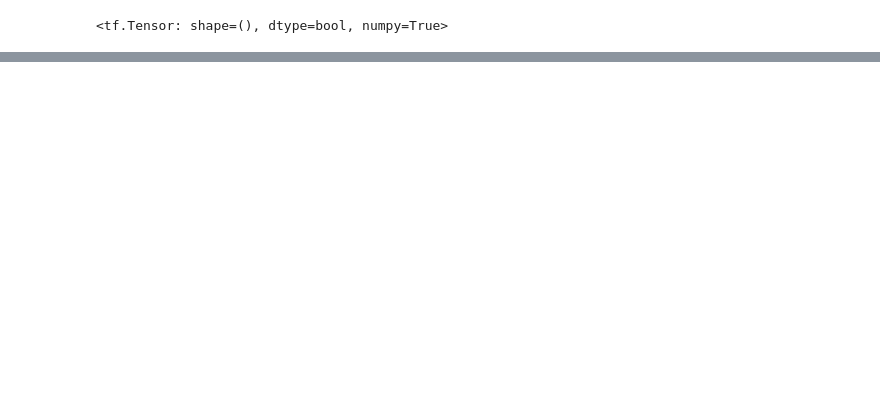
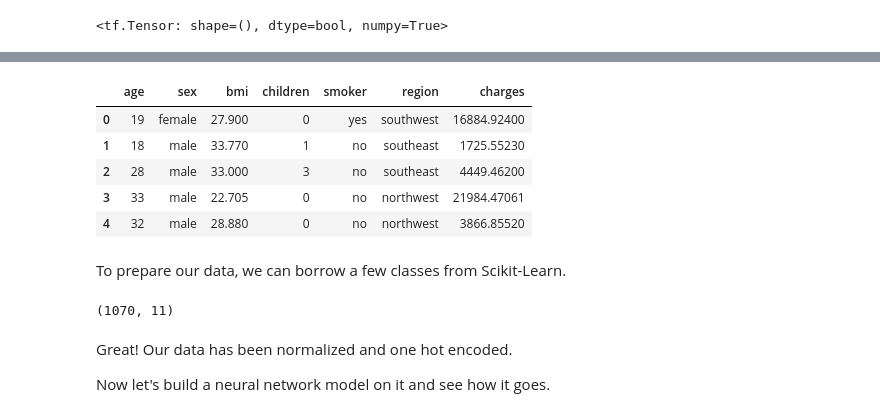
Before and after one commit to Khey17/100-Days-Of-ML-Code, a Jupyter notebook: Neural_Network_Regression_with_TensorFlow_01.ipynb, the cells around one changed output, grey strips where cells are left out. Cells and saved outputs as stored; diff of their text form; code cells hidden in the pictures; blank space fills up the shorter version.

Commit message:
Preprocessing data for our neural network model

```diff
--- a/Neural_Network_Regression_with_TensorFlow_01.ipynb
+++ b/Neural_Network_Regression_with_TensorFlow_01.ipynb
@@ -839,0 +1020,18 @@ mae(y_test, tf.squeeze(tf.constant(model_2_preds))) == mae(y_test, tf.squeeze(tf
+# %%
+import pandas as pd
+import numpy as np
+import matplotlib.pyplot as plt
+import tensorflow as tf
+
+# Load the data
+insurance = pd.read_csv('https://raw.githubusercontent.com/stedy/Machine-Learning-with-R-datasets/master/insurance.csv')
+insurance.head()
+# %% [output]
+|  | age | sex | bmi | children | smoker | region | charges |
+| 0 | 19 | female | 27.900 | 0 | yes | southwest | 16884.92400 |
+| 1 | 18 | male | 33.770 | 1 | no | southeast | 1725.55230 |
+| 2 | 28 | male | 33.000 | 3 | no | southeast | 4449.46200 |
+| 3 | 33 | male | 22.705 | 0 | no | northwest | 21984.47061 |
+| 4 | 32 | male | 28.880 | 0 | no | northwest | 3866.85520 |
+# %% [markdown]
+To prepare our data, we can borrow a few classes from Scikit-Learn.
@@ -839,0 +1058,8 @@ mae(y_test, tf.squeeze(tf.constant(model_2_preds))) == mae(y_test, tf.squeeze(tf
+# %%
+X_train.shape
+# %% [output]
+(1070, 11)
+# %% [markdown]
+Great! Our data has been normalized and one hot encoded.
+
+Now let's build a neural network model on it and see how it goes.
```
Also changed, not shown: parts of 48 cells of this notebook.
